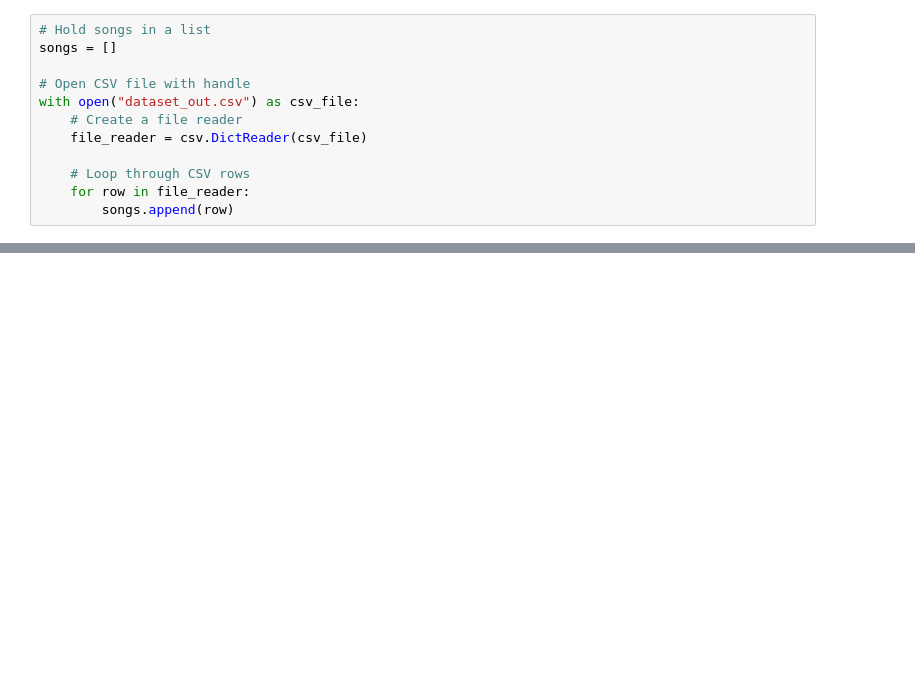
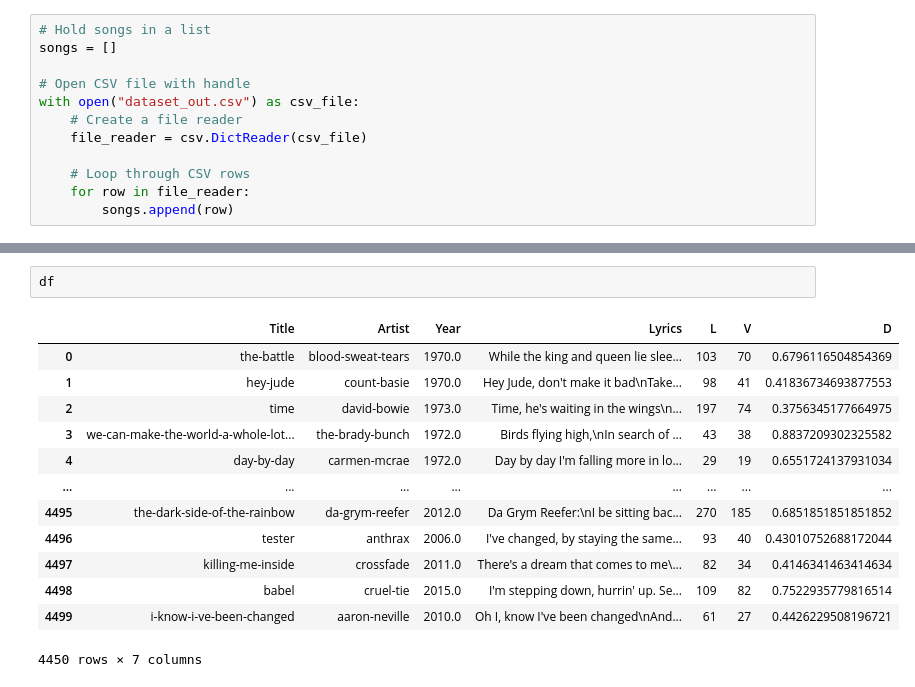
Before and after one commit to amattu2/INST-414-FA2021, a Jupyter notebook: Homework/5.ipynb, the cells around one changed output, grey strips where cells are left out. Saved outputs shown, nothing was run; the diff lists cells and outputs as text; blank space fills up the shorter version.

```diff
--- a/Homework/5.ipynb
+++ b/Homework/5.ipynb
@@ -36 +64,17 @@ with open("dataset_out.csv") as csv_file:
+# %%
+df
+# %% [output]
+|  | Title | Artist | Year | Lyrics | L | V | D |
+| 0 | the-battle | blood-sweat-tears | 1970.0 | While the king and queen lie slee... | 103 | 70 | 0.6796116504854369 |
+| 1 | hey-jude | count-basie | 1970.0 | Hey Jude, don't make it bad\nTake... | 98 | 41 | 0.41836734693877553 |
+| 2 | time | david-bowie | 1973.0 | Time, he's waiting in the wings\n... | 197 | 74 | 0.3756345177664975 |
+| 3 | we-can-make-the-world-a-whole-lot... | the-brady-bunch | 1972.0 | Birds flying high,\nIn search of ... | 43 | 38 | 0.8837209302325582 |
+| 4 | day-by-day | carmen-mcrae | 1972.0 | Day by day I'm falling more in lo... | 29 | 19 | 0.6551724137931034 |
+| ... | ... | ... | ... | ... | ... | ... | ... |
+| 4495 | the-dark-side-of-the-rainbow | da-grym-reefer | 2012.0 | Da Grym Reefer:\nI be sitting bac... | 270 | 185 | 0.6851851851851852 |
+| 4496 | tester | anthrax | 2006.0 | I've changed, by staying the same... | 93 | 40 | 0.43010752688172044 |
+| 4497 | killing-me-inside | crossfade | 2011.0 | There's a dream that comes to me\... | 82 | 34 | 0.4146341463414634 |
+| 4498 | babel | cruel-tie | 2015.0 | I'm stepping down, hurrin' up. Se... | 109 | 82 | 0.7522935779816514 |
+| 4499 | i-know-i-ve-been-changed | aaron-neville | 2010.0 | Oh I, know I've been changed\nAnd... | 61 | 27 | 0.4426229508196721 |
+4450 rows × 7 columns
 # %% [markdown]
```
Also changed, not shown: parts of 22 cells of this notebook.
